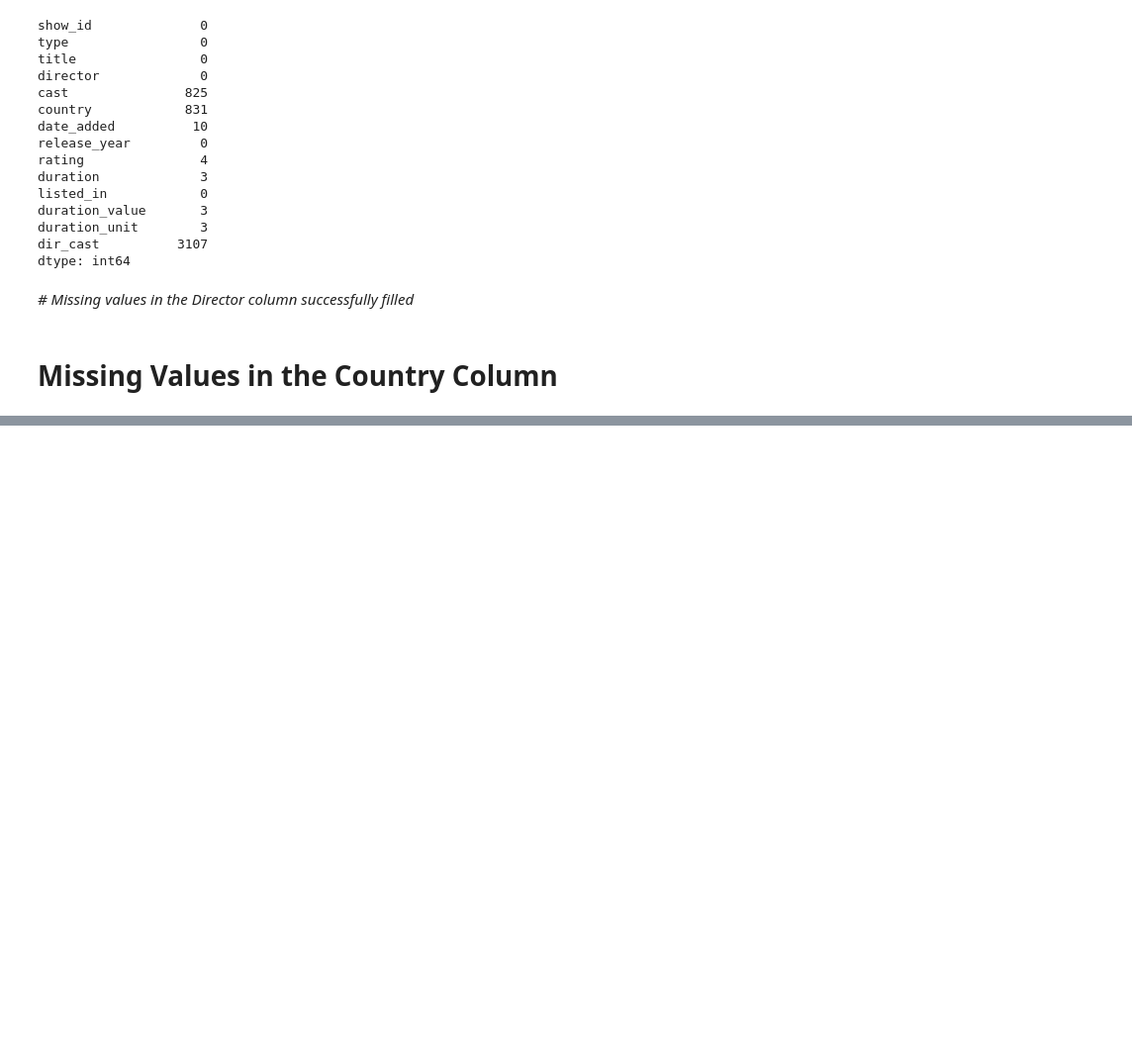
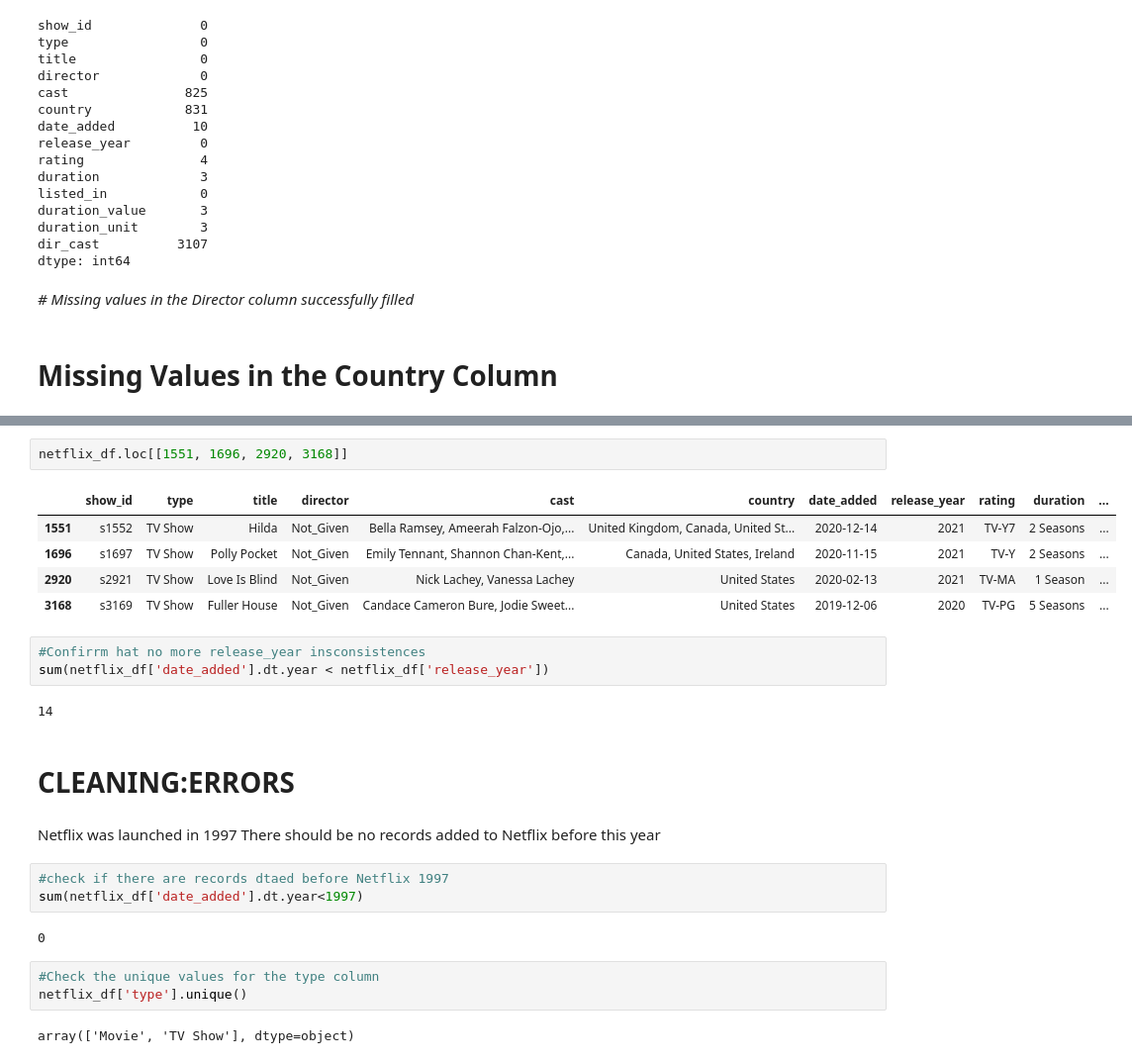
Before and after one commit to patrickkimathi/Netflix_movies_dataset, a Jupyter notebook: patrick-kariuki.ipynb, the cells around one changed output, grey strips where cells are left out. Shown at 99% size. Saved outputs shown, nothing was run; the diff lists cells and outputs as text; blank space fills up the shorter version.

```diff
--- a/patrick-kariuki.ipynb
+++ b/patrick-kariuki.ipynb
@@ -350,0 +482,28 @@ dtype: int64
+# %%
+netflix_df.loc[[1551, 1696, 2920, 3168]]
+# %% [output]
+|  | show_id | type | title | director | cast | country | date_added | release_year | rating | duration | ... |
+| 1551 | s1552 | TV Show | Hilda | Not_Given | Bella Ramsey, Ameerah Falzon-Ojo,... | United Kingdom, Canada, United St... | 2020-12-14 | 2021 | TV-Y7 | 2 Seasons | ... |
+| 1696 | s1697 | TV Show | Polly Pocket | Not_Given | Emily Tennant, Shannon Chan-Kent,... | Canada, United States, Ireland | 2020-11-15 | 2021 | TV-Y | 2 Seasons | ... |
+| 2920 | s2921 | TV Show | Love Is Blind | Not_Given | Nick Lachey, Vanessa Lachey | United States | 2020-02-13 | 2021 | TV-MA | 1 Season | ... |
+| 3168 | s3169 | TV Show | Fuller House | Not_Given | Candace Cameron Bure, Jodie Sweet... | United States | 2019-12-06 | 2020 | TV-PG | 5 Seasons | ... |
+# %%
+#Confirrm hat no more release_year insconsistences
+sum(netflix_df['date_added'].dt.year < netflix_df['release_year'])
+# %% [output]
+14
+# %% [markdown]
+# CLEANING:ERRORS
+# %% [markdown]
+Netflix was launched in 1997
+There should be no records added to Netflix before this year
+# %%
+#check if there are records dtaed before Netflix 1997
+sum(netflix_df['date_added'].dt.year<1997)
+# %% [output]
+0
+# %%
+#Check the unique values for the type column
+netflix_df['type'].unique()
+# %% [output]
+array(['Movie', 'TV Show'], dtype=object)
```
Also changed, not shown: parts of 38 cells of this notebook.
